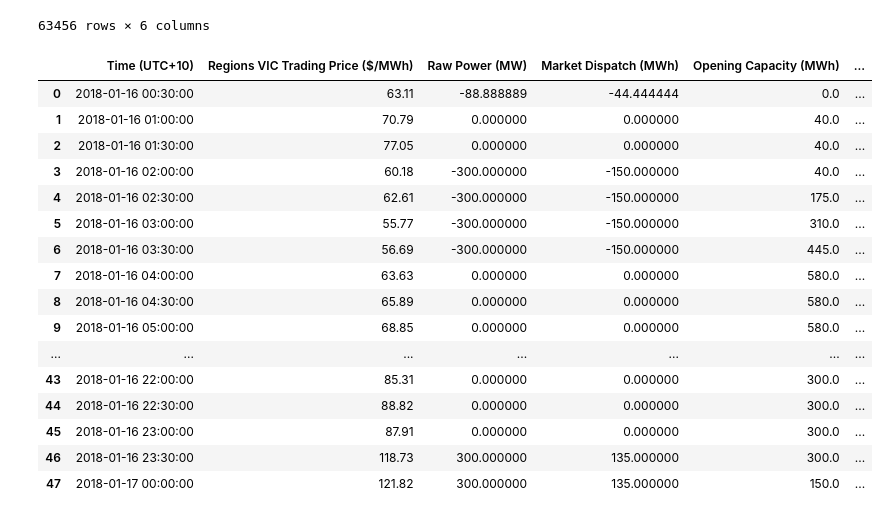
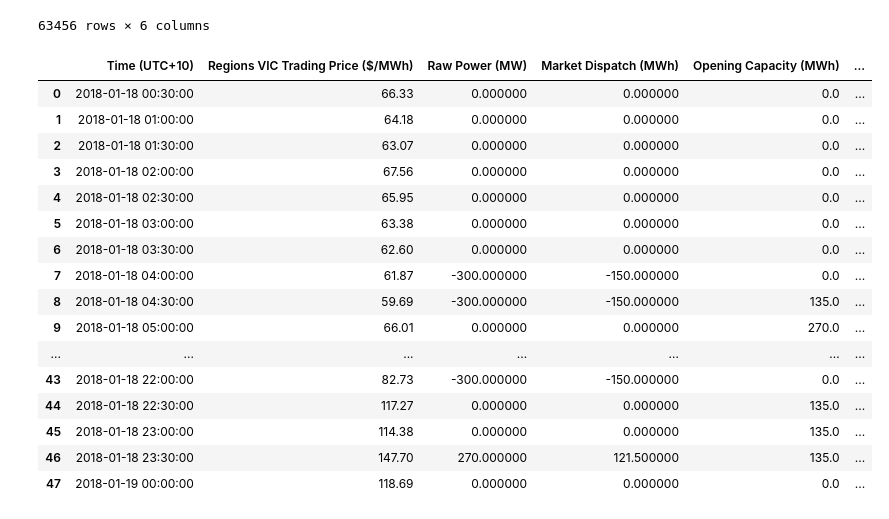
Before and after one commit to rinliauw/energy-market-and-battery-optimization, a Jupyter notebook: code/First Algorithm/Local Maximisation.ipynb, the cells around one changed output. Cells and saved outputs as stored; diff of their text form; code cells hidden in the pictures.

```diff
--- a/deprecated/Local Maximisation.ipynb
+++ b/code/First Algorithm/Local Maximisation.ipynb
@@ -25,28 +25,28 @@ data_128
 | 63455 | 2021-08-15 00:00:00 | 8.73 | 0.0 | 0.0 | 0.0 | ... |
 63456 rows × 6 columns
 # %%
-data_interval = data_128.loc[(data_128['Time (UTC+10)'] >= '2018-01-16 00:30:00') & \
-                        (data_128['Time (UTC+10)'] <= '2018-01-17 00:00:00')].copy()
+data_interval = data_128.loc[(data_128['Time (UTC+10)'] >= '2018-01-18 00:30:00') & \
+                        (data_128['Time (UTC+10)'] <= '2018-01-19 00:00:00')].copy()
 data_interval = data_interval.reset_index(drop = True)
 data_interval
 # %% [output]
 |  | Time (UTC+10) | Regions VIC Trading Price ($/MWh) | Raw Power (MW) | Market Dispatch (MWh) | Opening Capacity (MWh) | ... |
-| 0 | 2018-01-16 00:30:00 | 63.11 | -88.888889 | -44.444444 | 0.0 | ... |
-| 1 | 2018-01-16 01:00:00 | 70.79 | 0.000000 | 0.000000 | 40.0 | ... |
-| 2 | 2018-01-16 01:30:00 | 77.05 | 0.000000 | 0.000000 | 40.0 | ... |
-| 3 | 2018-01-16 02:00:00 | 60.18 | -300.000000 | -150.000000 | 40.0 | ... |
-| 4 | 2018-01-16 02:30:00 | 62.61 | -300.000000 | -150.000000 | 175.0 | ... |
-| 5 | 2018-01-16 03:00:00 | 55.77 | -300.000000 | -150.000000 | 310.0 | ... |
-| 6 | 2018-01-16 03:30:00 | 56.69 | -300.000000 | -150.000000 | 445.0 | ... |
-| 7 | 2018-01-16 04:00:00 | 63.63 | 0.000000 | 0.000000 | 580.0 | ... |
-| 8 | 2018-01-16 04:30:00 | 65.89 | 0.000000 | 0.000000 | 580.0 | ... |
-| 9 | 2018-01-16 05:00:00 | 68.85 | 0.000000 | 0.000000 | 580.0 | ... |
+| 0 | 2018-01-18 00:30:00 | 66.33 | 0.000000 | 0.000000 | 0.0 | ... |
+| 1 | 2018-01-18 01:00:00 | 64.18 | 0.000000 | 0.000000 | 0.0 | ... |
+| 2 | 2018-01-18 01:30:00 | 63.07 | 0.000000 | 0.000000 | 0.0 | ... |
+| 3 | 2018-01-18 02:00:00 | 67.56 | 0.000000 | 0.000000 | 0.0 | ... |
+| 4 | 2018-01-18 02:30:00 | 65.95 | 0.000000 | 0.000000 | 0.0 | ... |
+| 5 | 2018-01-18 03:00:00 | 63.38 | 0.000000 | 0.000000 | 0.0 | ... |
+| 6 | 2018-01-18 03:30:00 | 62.60 | 0.000000 | 0.000000 | 0.0 | ... |
+| 7 | 2018-01-18 04:00:00 | 61.87 | -300.000000 | -150.000000 | 0.0 | ... |
+| 8 | 2018-01-18 04:30:00 | 59.69 | -300.000000 | -150.000000 | 135.0 | ... |
+| 9 | 2018-01-18 05:00:00 | 66.01 | 0.000000 | 0.000000 | 270.0 | ... |
 | ... | ... | ... | ... | ... | ... | ... |
-| 43 | 2018-01-16 22:00:00 | 85.31 | 0.000000 | 0.000000 | 300.0 | ... |
-| 44 | 2018-01-16 22:30:00 | 88.82 | 0.000000 | 0.000000 | 300.0 | ... |
-| 45 | 2018-01-16 23:00:00 | 87.91 | 0.000000 | 0.000000 | 300.0 | ... |
-| 46 | 2018-01-16 23:30:00 | 118.73 | 300.000000 | 135.000000 | 300.0 | ... |
-| 47 | 2018-01-17 00:00:00 | 121.82 | 300.000000 | 135.000000 | 150.0 | ... |
+| 43 | 2018-01-18 22:00:00 | 82.73 | -300.000000 | -150.000000 | 0.0 | ... |
+| 44 | 2018-01-18 22:30:00 | 117.27 | 0.000000 | 0.000000 | 135.0 | ... |
+| 45 | 2018-01-18 23:00:00 | 114.38 | 0.000000 | 0.000000 | 135.0 | ... |
+| 46 | 2018-01-18 23:30:00 | 147.70 | 270.000000 | 121.500000 | 135.0 | ... |
+| 47 | 2018-01-19 00:00:00 | 118.69 | 0.000000 | 0.000000 | 0.0 | ... |
 # %%
 ###################################
 # A Class to store battery functionaly such as revenue, charge and discharge
```
Also changed, not shown: parts of 3 cells of this notebook.
